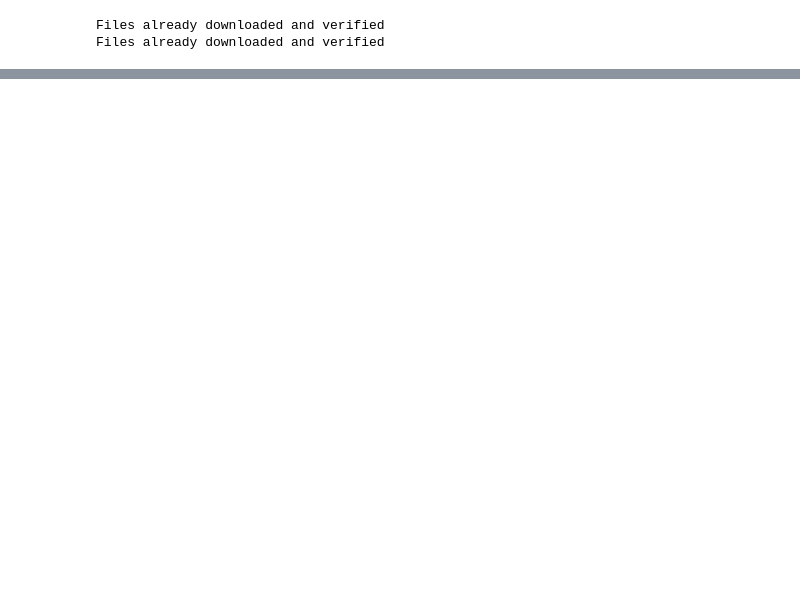
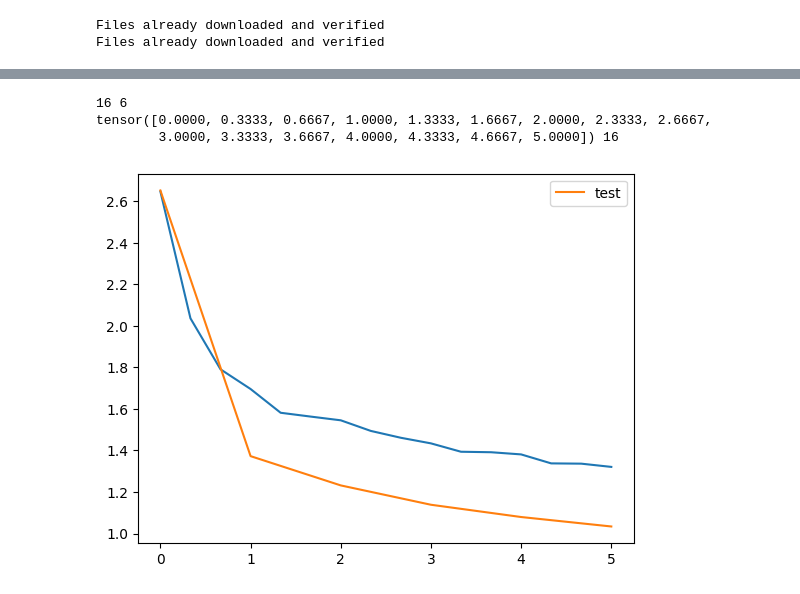
Before and after one commit to EvanChisholm1/double_descent, a Jupyter notebook: train.ipynb, the cells around one changed output, grey strips where cells are left out. Drawn from its saved outputs; the diff is of its cells as text; code cells hidden in the pictures; blank space fills up the shorter version.

```diff
--- a/train.ipynb
+++ b/train.ipynb
@@ -63,5 +63,2 @@ frog  car   bird  truck ship  car   car   car   plane horse cat   dog   plane de
 # %%
 from resnet import ResNet
-# %%
-net = ResNet()
-net = net.to(device)
@@ -78,5 +65,5 @@ testi = []
 # %%
-def estimate_loss(split="train"):
+def estimate_loss(net, split="train"):
     if split == "train":
         loader = trainloader
     else:
@@ -90,22 +77,3 @@ def estimate_loss(split="train"):
             loss += F.cross_entropy(outputs, labels).item()
             _, predicted = torch.max(outputs.data, 1)
     return loss / len(loader)
-# %%
-epochs = 128
-
-for epoch in range(epochs):
-    for i, data in enumerate(trainloader, 0):
-        inputs, labels = data
-        inputs, labels = inputs.to(device), labels.to(device)
-        optim.zero_grad()
-        outputs = net(inputs)
-        loss = F.cross_entropy(outputs, labels)
-        lossi.append(loss.item())
-        loss.backward()
-        optim.step()
-        if i % 200 == 0:
-            print(f'[{epoch}, {i}] loss: {loss.item()}')
-
-    test_loss = estimate_loss("test")
-    print(f'[{epoch}] test loss: {test_loss}')
-    testi.append(test_loss)
@@ -169,0 +123,3 @@ plt.plot(testi)
+# %%
+# testing
+net, lossi, test_lossi = run_experiment(16, 5)
@@ -169,0 +144,15 @@ plt.plot(testi)
+# %%
+# plt.plot(lossi, torch.arange(len(lossi)) / len(test_lossi), label='train')
+xs = torch.arange(len(lossi)) * ((len(test_lossi) - 1) / (len(lossi) - 1))
+print(len(lossi), len(test_lossi))
+print(xs, len(xs))
+# plt.plot(lossi, xs, label='train')
+plt.plot(xs, lossi)
+plt.plot(test_lossi, label='test')
+plt.legend()
+plt.show()
+# %% [output]
+16 6
+tensor([0.0000, 0.3333, 0.6667, 1.0000, 1.3333, 1.6667, 2.0000, 2.3333, 2.6667,
+        3.0000, 3.3333, 3.6667, 4.0000, 4.3333, 4.6667, 5.0000]) 16
+[figure, added]
```
Also changed, not shown: parts of 15 cells of this notebook.
